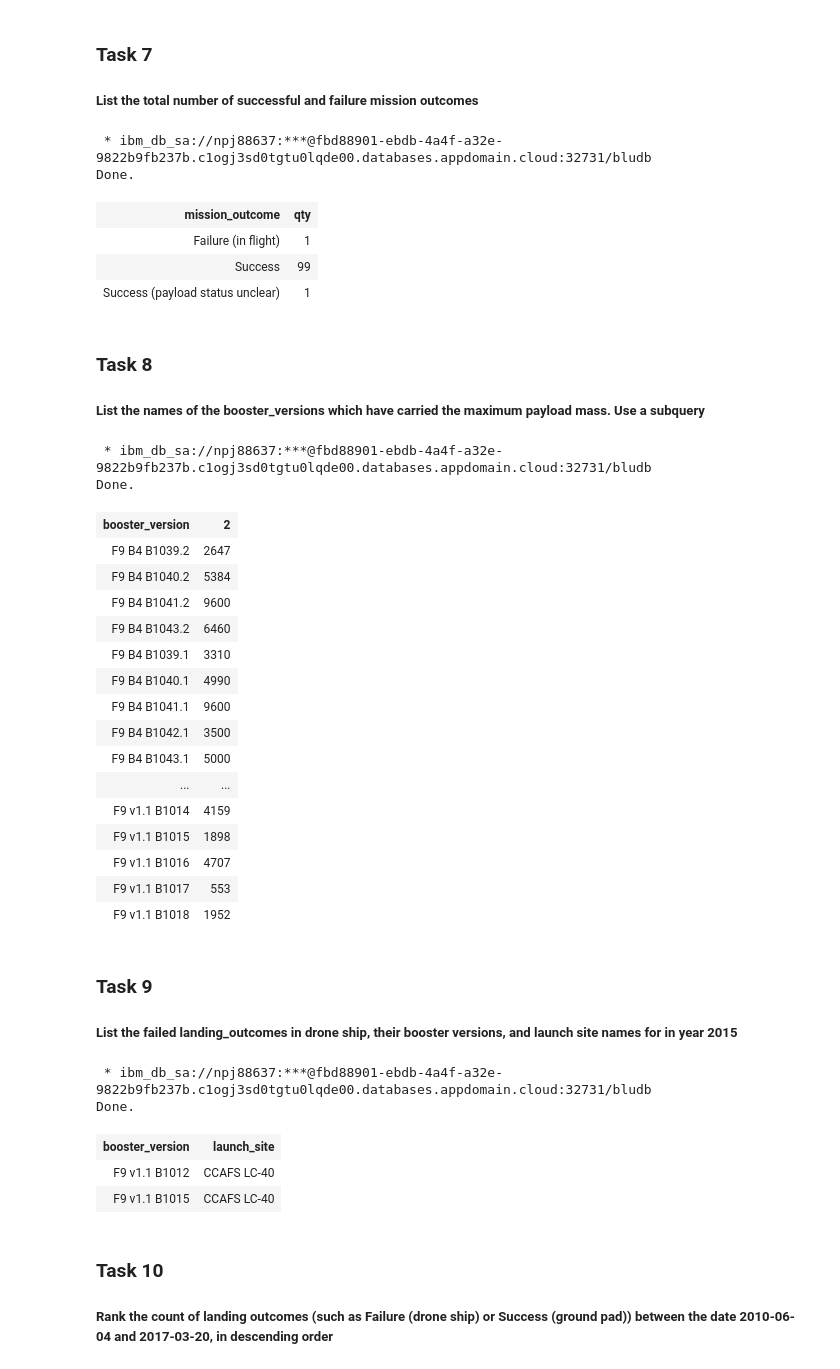
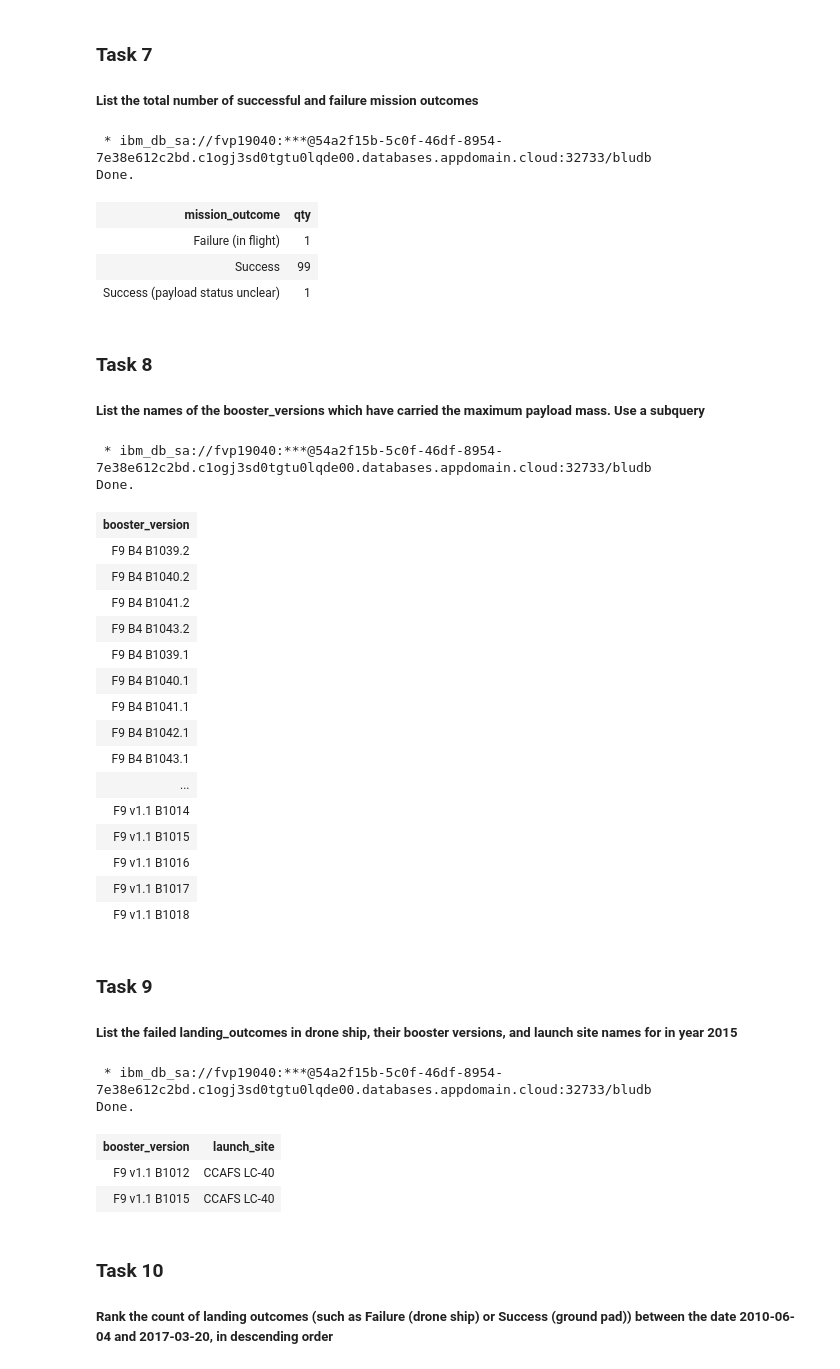
Before and after one commit to tflores/applied-data-science-capstone, a Jupyter notebook: EDA.ipynb, the cells around one changed output. Cells and saved outputs as stored; diff of their text form; code cells hidden in the pictures.

```diff
--- a/EDA.ipynb
+++ b/EDA.ipynb
@@ -220,9 +219,9 @@ Done.
 
 ##### List the total number of successful and failure mission outcomes
 # %%
-sql SELECT MISSION_OUTCOME, COUNT(*) AS QTY FROM NPJ88637.SPACEXTBL GROUP BY MISSION_OUTCOME ORDER BY MISSION_OUTCOME;
+sql SELECT MISSION_OUTCOME, COUNT(*) AS QTY FROM SPACEXTBL GROUP BY MISSION_OUTCOME ORDER BY MISSION_OUTCOME;
 # %% [output]
- * ibm_db_sa://npj88637:***@fbd88901-ebdb-4a4f-a32e-9822b9fb237b.c1ogj3sd0tgtu0lqde00.databases.appdomain.cloud:32731/bludb
+ * ibm_db_sa://fvp19040:***@54a2f15b-5c0f-46df-8954-7e38e612c2bd.c1ogj3sd0tgtu0lqde00.databases.appdomain.cloud:32733/bludb
 Done.
 | mission_outcome | qty |
 | Failure (in flight) | 1 |
@@ -233,34 +232,34 @@ Done.
 
 ##### List the   names of the booster_versions which have carried the maximum payload mass. Use a subquery
 # %%
-sql SELECT BOOSTER_VERSION, MAX(PAYLOAD_MASS__KG_) FROM NPJ88637.SPACEXTBL GROUP BY BOOSTER_VERSION;
+sql SELECT BOOSTER_VERSION FROM (SELECT BOOSTER_VERSION, MAX(PAYLOAD_MASS__KG_) AS MAX_PAYLOAD_MASS FROM SPACEXTBL GROUP BY BOOSTER_VERSION ORDER BY BOOSTER_VERSION) AS TBL ORDER BY BOOSTER_VERSION;
 # %% [output]
- * ibm_db_sa://npj88637:***@fbd88901-ebdb-4a4f-a32e-9822b9fb237b.c1ogj3sd0tgtu0lqde00.databases.appdomain.cloud:32731/bludb
+ * ibm_db_sa://fvp19040:***@54a2f15b-5c0f-46df-8954-7e38e612c2bd.c1ogj3sd0tgtu0lqde00.databases.appdomain.cloud:32733/bludb
 Done.
-| booster_version | 2 |
-| F9 B4 B1039.2 | 2647 |
-| F9 B4 B1040.2 | 5384 |
-| F9 B4 B1041.2 | 9600 |
-| F9 B4 B1043.2 | 6460 |
-| F9 B4 B1039.1 | 3310 |
-| F9 B4 B1040.1 | 4990 |
-| F9 B4 B1041.1 | 9600 |
-| F9 B4 B1042.1 | 3500 |
-| F9 B4 B1043.1 | 5000 |
-| ... | ... |
-| F9 v1.1 B1014 | 4159 |
-| F9 v1.1 B1015 | 1898 |
-| F9 v1.1 B1016 | 4707 |
-| F9 v1.1 B1017 | 553 |
-| F9 v1.1 B1018 | 1952 |
+| booster_version |
+| F9 B4 B1039.2 |
+| F9 B4 B1040.2 |
+| F9 B4 B1041.2 |
+| F9 B4 B1043.2 |
+| F9 B4 B1039.1 |
+| F9 B4 B1040.1 |
+| F9 B4 B1041.1 |
+| F9 B4 B1042.1 |
+| F9 B4 B1043.1 |
+| ... |
+| F9 v1.1 B1014 |
+| F9 v1.1 B1015 |
+| F9 v1.1 B1016 |
+| F9 v1.1 B1017 |
+| F9 v1.1 B1018 |
 # %% [markdown]
 ### Task 9
 
 ##### List the failed landing_outcomes in drone ship, their booster versions, and launch site names for in year 2015
 # %%
-sql SELECT BOOSTER_VERSION, LAUNCH_SITE FROM NPJ88637.SPACEXTBL WHERE LANDING__OUTCOME = 'Failure (drone ship)' AND DATE_PART('YEAR', DATE) = 2015;
+sql SELECT BOOSTER_VERSION, LAUNCH_SITE FROM SPACEXTBL WHERE LANDING__OUTCOME = 'Failure (drone ship)' AND DATE_PART('YEAR', DATE) = 2015;
 # %% [output]
- * ibm_db_sa://npj88637:***@fbd88901-ebdb-4a4f-a32e-9822b9fb237b.c1ogj3sd0tgtu0lqde00.databases.appdomain.cloud:32731/bludb
+ * ibm_db_sa://fvp19040:***@54a2f15b-5c0f-46df-8954-7e38e612c2bd.c1ogj3sd0tgtu0lqde00.databases.appdomain.cloud:32733/bludb
 Done.
 | booster_version | launch_site |
 | F9 v1.1 B1012 | CCAFS LC-40 |
```
Also changed, not shown: parts of 9 cells of this notebook.
